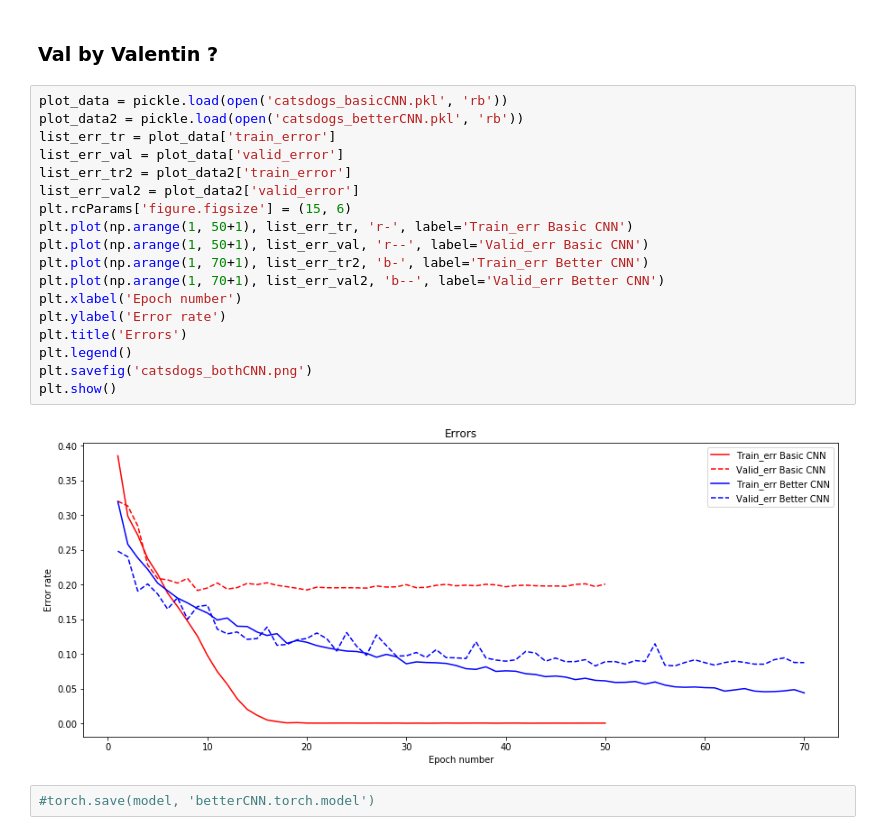
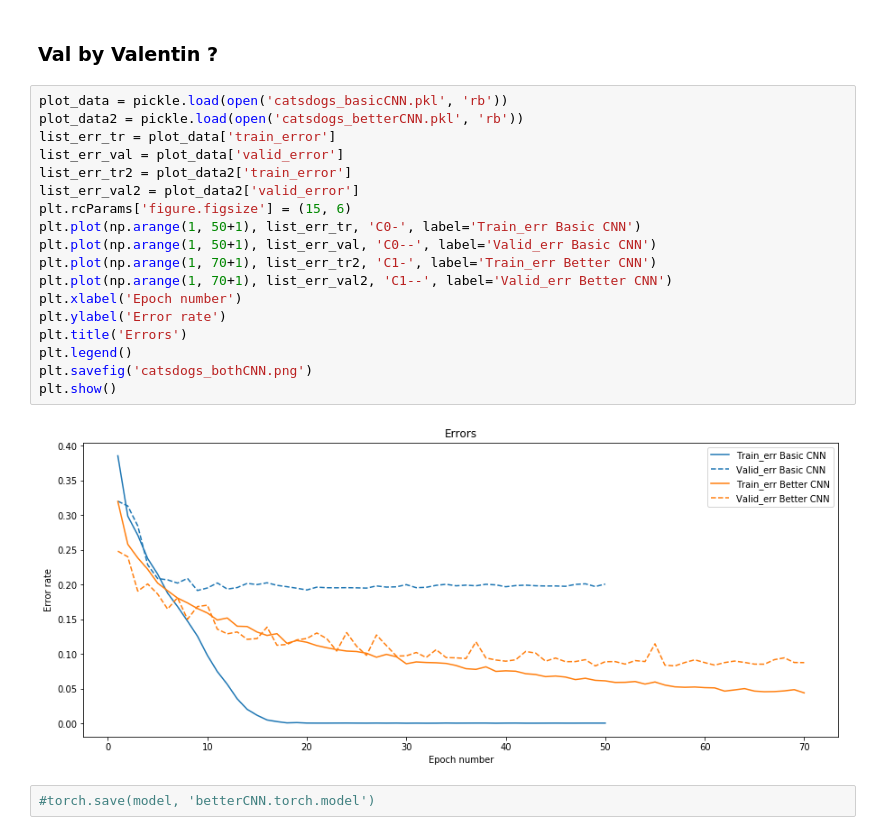
Before and after one commit to afcarl/IFT6135H18, a Jupyter notebook: assignment2/exo2_homework2.ipynb, the cells around one changed output. Cells and saved outputs as stored; diff of their text form.

```diff
--- a/assignment2/exo2_homework2.ipynb
+++ b/assignment2/exo2_homework2.ipynb
@@ -415,23 +420,23 @@ plt.show()
 # %%
 plot_data = pickle.load(open('catsdogs_basicCNN.pkl', 'rb'))
 plot_data2 = pickle.load(open('catsdogs_betterCNN.pkl', 'rb'))
 list_err_tr = plot_data['train_error']
 list_err_val = plot_data['valid_error']
 list_err_tr2 = plot_data2['train_error']
 list_err_val2 = plot_data2['valid_error']
 plt.rcParams['figure.figsize'] = (15, 6)
-plt.plot(np.arange(1, 50+1), list_err_tr, 'r-', label='Train_err Basic CNN')
-plt.plot(np.arange(1, 50+1), list_err_val, 'r--', label='Valid_err Basic CNN')
-plt.plot(np.arange(1, 70+1), list_err_tr2, 'b-', label='Train_err Better CNN')
-plt.plot(np.arange(1, 70+1), list_err_val2, 'b--', label='Valid_err Better CNN')
+plt.plot(np.arange(1, 50+1), list_err_tr, 'C0-', label='Train_err Basic CNN')
+plt.plot(np.arange(1, 50+1), list_err_val, 'C0--', label='Valid_err Basic CNN')
+plt.plot(np.arange(1, 70+1), list_err_tr2, 'C1-', label='Train_err Better CNN')
+plt.plot(np.arange(1, 70+1), list_err_val2, 'C1--', label='Valid_err Better CNN')
 plt.xlabel('Epoch number')
 plt.ylabel('Error rate')
 plt.title('Errors')
 plt.legend()
 plt.savefig('catsdogs_bothCNN.png')
 plt.show()
 # %% [output]
-[figure, old version]
+[figure, new version]
 # %%
 #torch.save(model, 'betterCNN.torch.model')
 # %%
```
Also changed, not shown: parts of 14 cells of this notebook.
